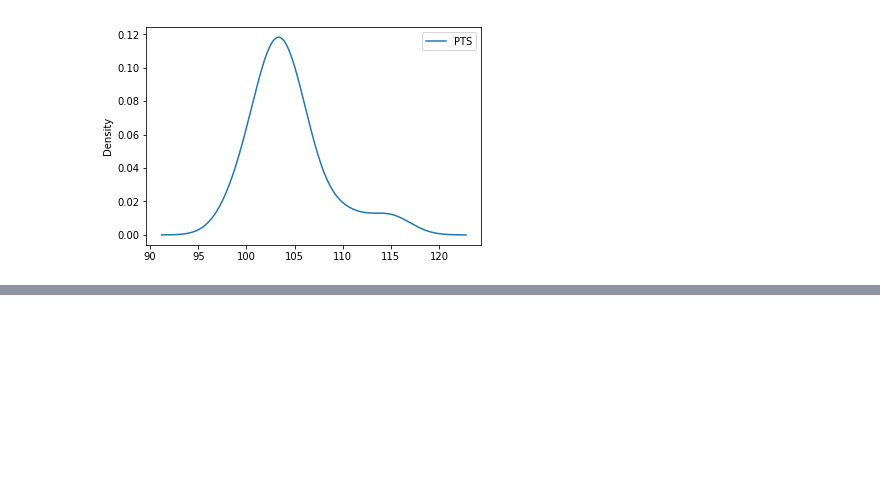
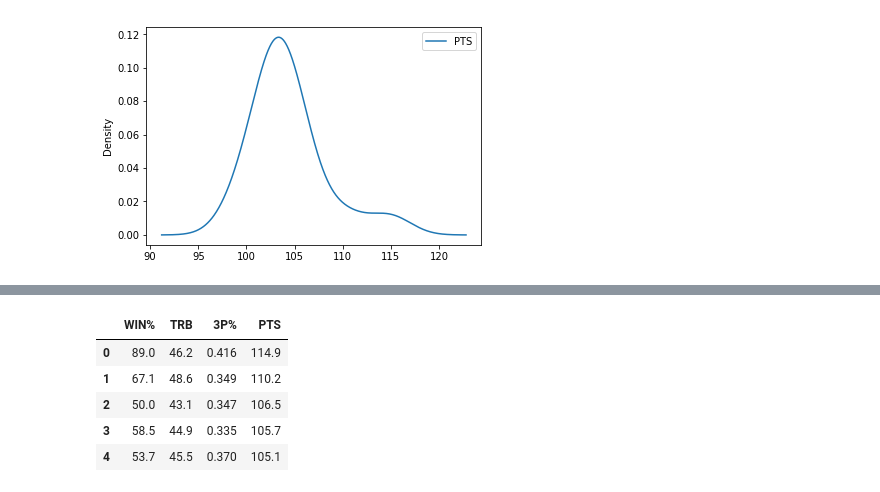
Before and after one commit to MaloneRobert/BasketballPredictor, a Jupyter notebook: Part_Two.ipynb, the cells around one changed output, grey strips where cells are left out. Cells and saved outputs as stored; diff of their text form; code cells hidden in the pictures; blank space fills up the shorter version.

```diff
--- a/Part_Two.ipynb
+++ b/Part_Two.ipynb
@@ -119,0 +153,10 @@ SyntaxError: invalid syntax (<ipython-input-10-f2e0cb0fd8c1>, line 1)
+# %%
+rebounds = stats_for_1516[['WIN%', 'TRB', '3P%', 'PTS']]
+rebounds.head()
+# %% [output]
+|  | WIN% | TRB | 3P% | PTS |
+| 0 | 89.0 | 46.2 | 0.416 | 114.9 |
+| 1 | 67.1 | 48.6 | 0.349 | 110.2 |
+| 2 | 50.0 | 43.1 | 0.347 | 106.5 |
+| 3 | 58.5 | 44.9 | 0.335 | 105.7 |
+| 4 | 53.7 | 45.5 | 0.370 | 105.1 |
```
Also changed, not shown: parts of 15 cells of this notebook.
